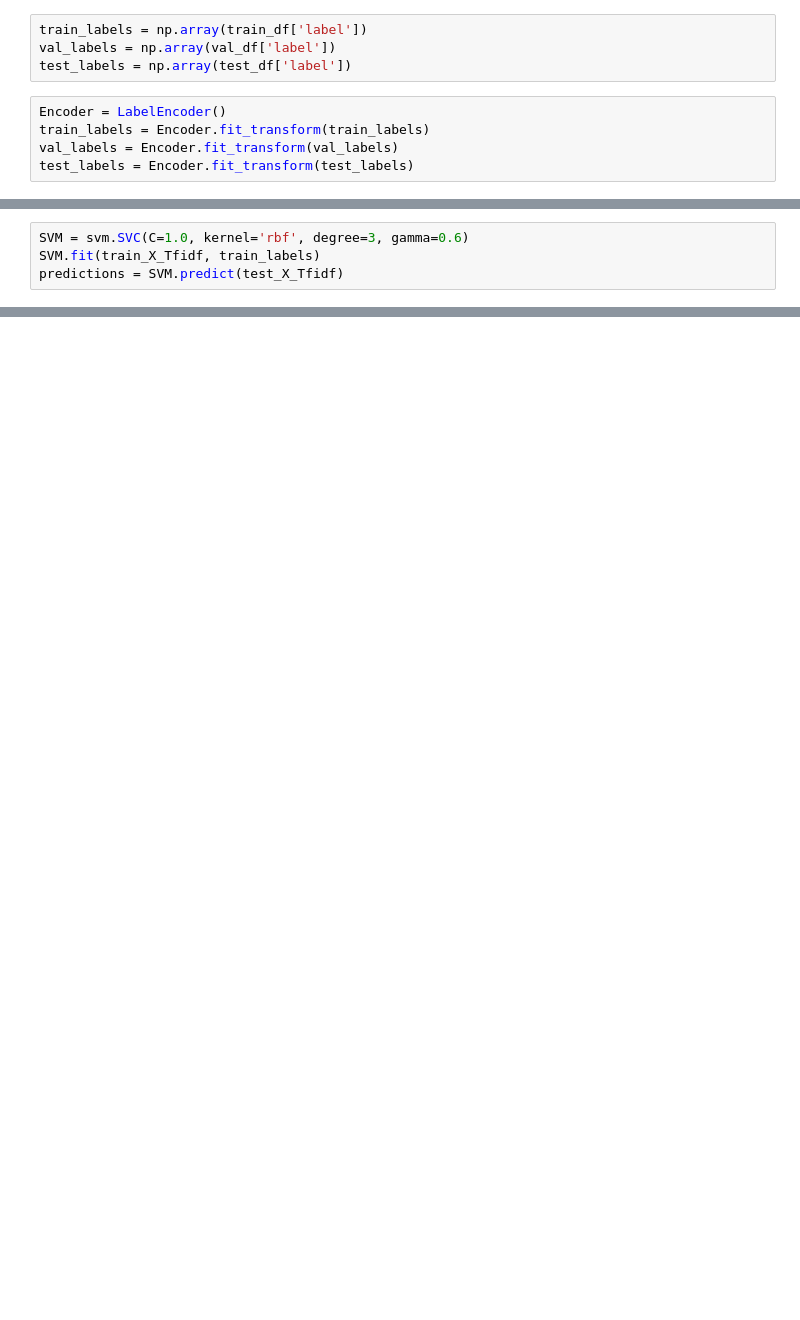
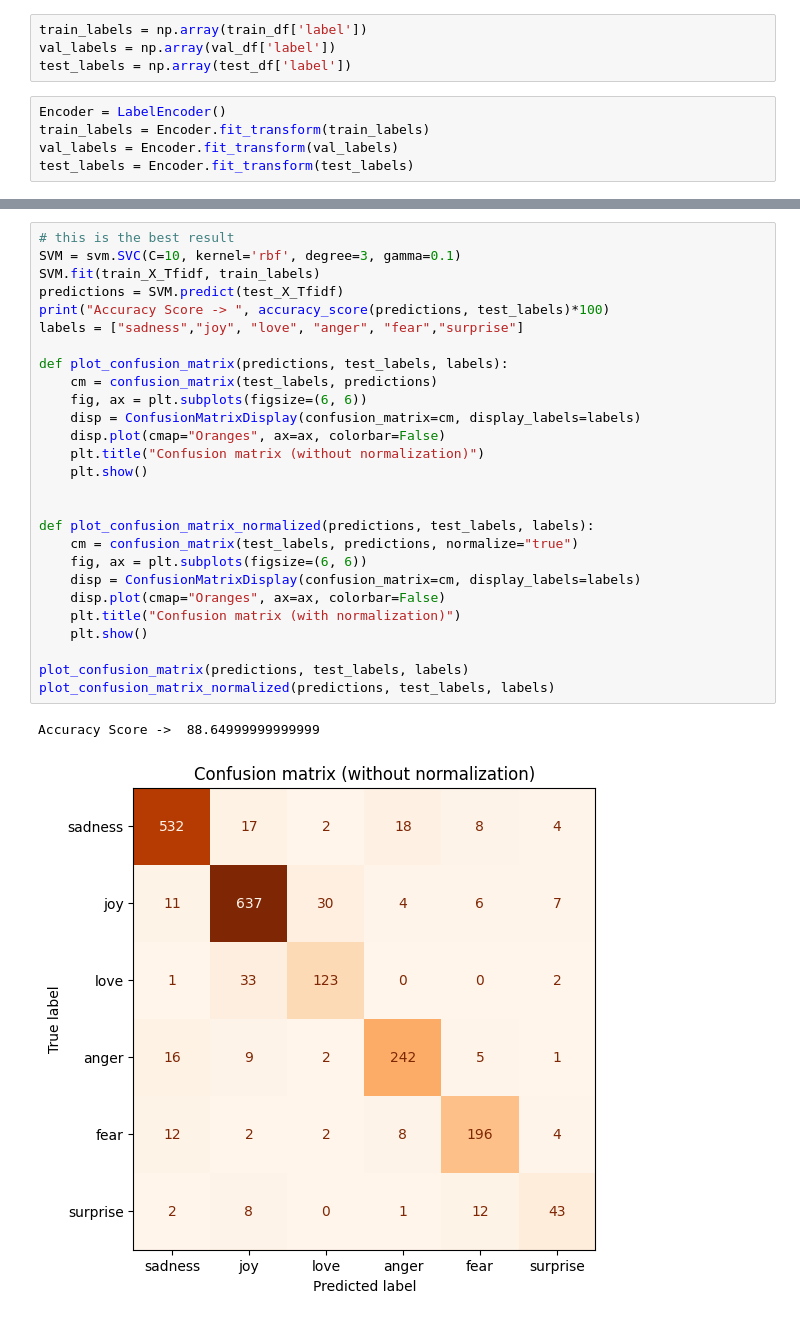
Before and after one commit to YarenDurgun/emotion-analysis, a Jupyter notebook: support vector machine/svm.ipynb, the cells around one changed output, grey strips where cells are left out. Drawn from its saved outputs; the diff is of its cells as text; blank space fills up the shorter version.

Commit message:
conf matrix added

```diff
--- a/support vector machine/svm.ipynb
+++ b/support vector machine/svm.ipynb
@@ -84,4 +85,0 @@ val_X_Tfidf = Tfidf_vect.transform(val_df['lemmatized'].apply(lambda x: ' '.join
-# %%
-SVM = svm.SVC(C=1.0, kernel='rbf', degree=3, gamma=0.6)
-SVM.fit(train_X_Tfidf, train_labels)
-predictions = SVM.predict(test_X_Tfidf)
@@ -98,0 +131,30 @@ array([[538,  19,   2,  13,   7,   2],
+# %%
+# this is the best result
+SVM = svm.SVC(C=10, kernel='rbf', degree=3, gamma=0.1)
+SVM.fit(train_X_Tfidf, train_labels)
+predictions = SVM.predict(test_X_Tfidf)
+print("Accuracy Score -> ", accuracy_score(predictions, test_labels)*100)
+labels = ["sadness","joy", "love", "anger", "fear","surprise"]
+
+def plot_confusion_matrix(predictions, test_labels, labels):
+    cm = confusion_matrix(test_labels, predictions)
+    fig, ax = plt.subplots(figsize=(6, 6))
+    disp = ConfusionMatrixDisplay(confusion_matrix=cm, display_labels=labels)
+    disp.plot(cmap="Oranges", ax=ax, colorbar=False)
+    plt.title("Confusion matrix (without normalization)")
+    plt.show()
+
+
+def plot_confusion_matrix_normalized(predictions, test_labels, labels):
+    cm = confusion_matrix(test_labels, predictions, normalize="true")
+    fig, ax = plt.subplots(figsize=(6, 6))
+    disp = ConfusionMatrixDisplay(confusion_matrix=cm, display_labels=labels)
+    disp.plot(cmap="Oranges", ax=ax, colorbar=False)
+    plt.title("Confusion matrix (with normalization)")
+    plt.show()
+
+plot_confusion_matrix(predictions, test_labels, labels)
+plot_confusion_matrix_normalized(predictions, test_labels, labels)
+# %% [output]
+Accuracy Score ->  88.64999999999999
+[figure, added]
```
Also changed, not shown: parts of 6 cells of this notebook.
